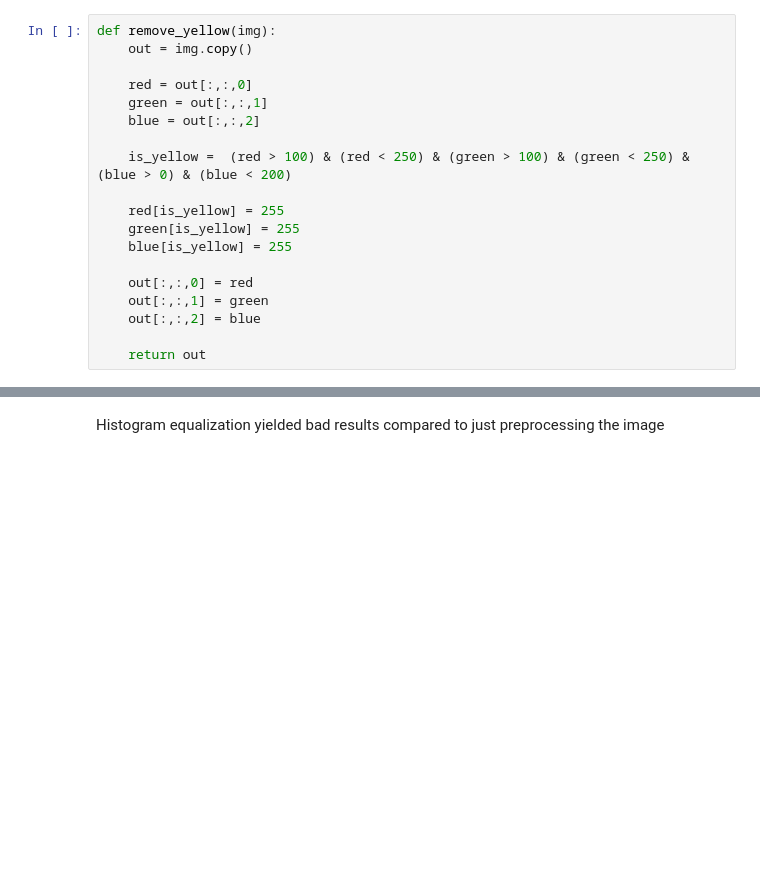
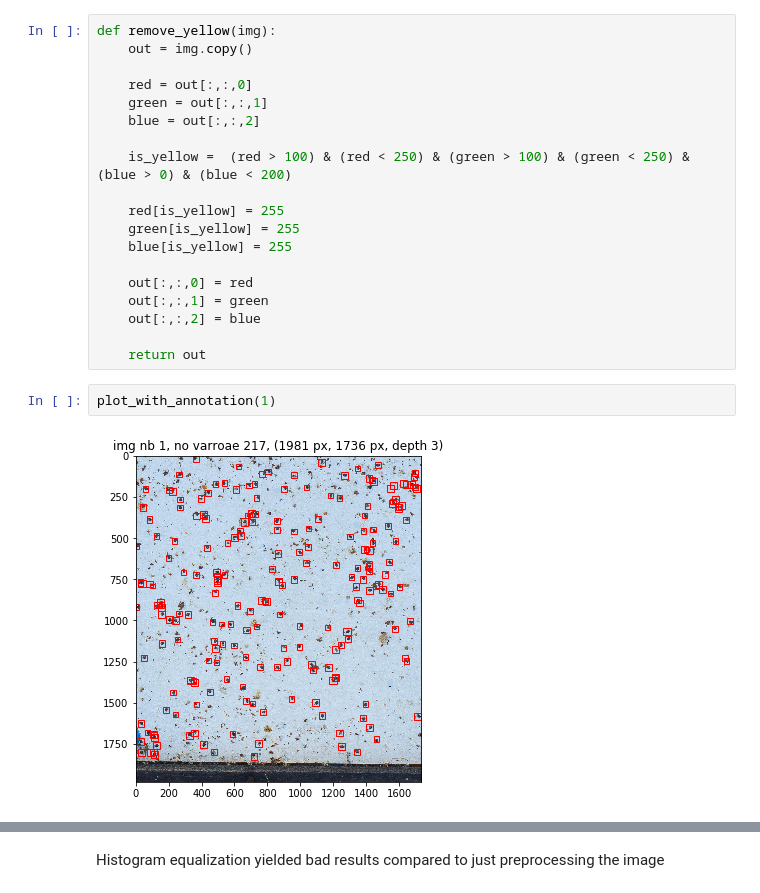
Before and after one commit to emmwel/img_an_pat_rec, a Jupyter notebook: project/special_project.ipynb, the cells around one changed output, grey strips where cells are left out. Drawn from its saved outputs; the diff is of its cells as text; blank space fills up the shorter version.

```diff
--- a/project/special_project.ipynb
+++ b/project/special_project.ipynb
@@ -238,3 +232,7 @@ def remove_yellow(img):
     out[:,:,2] = blue
 
     return out
+# %%
+plot_with_annotation(1)
+# %% [output]
+[figure, added]
```
Also changed, not shown: parts of 18 cells of this notebook.
